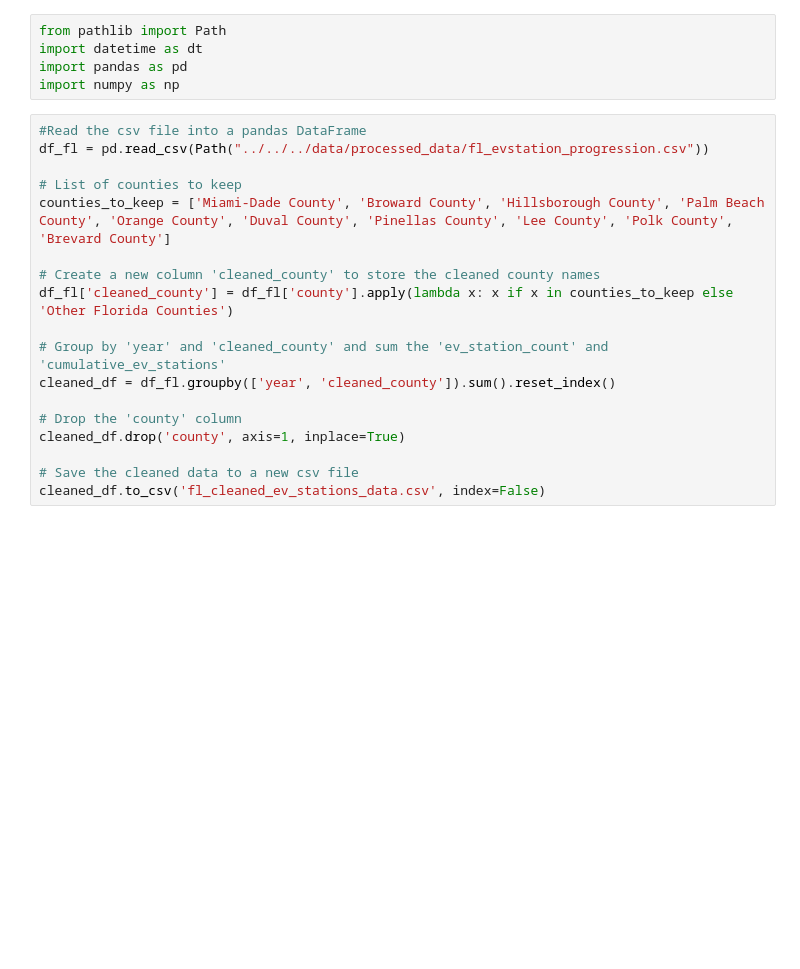
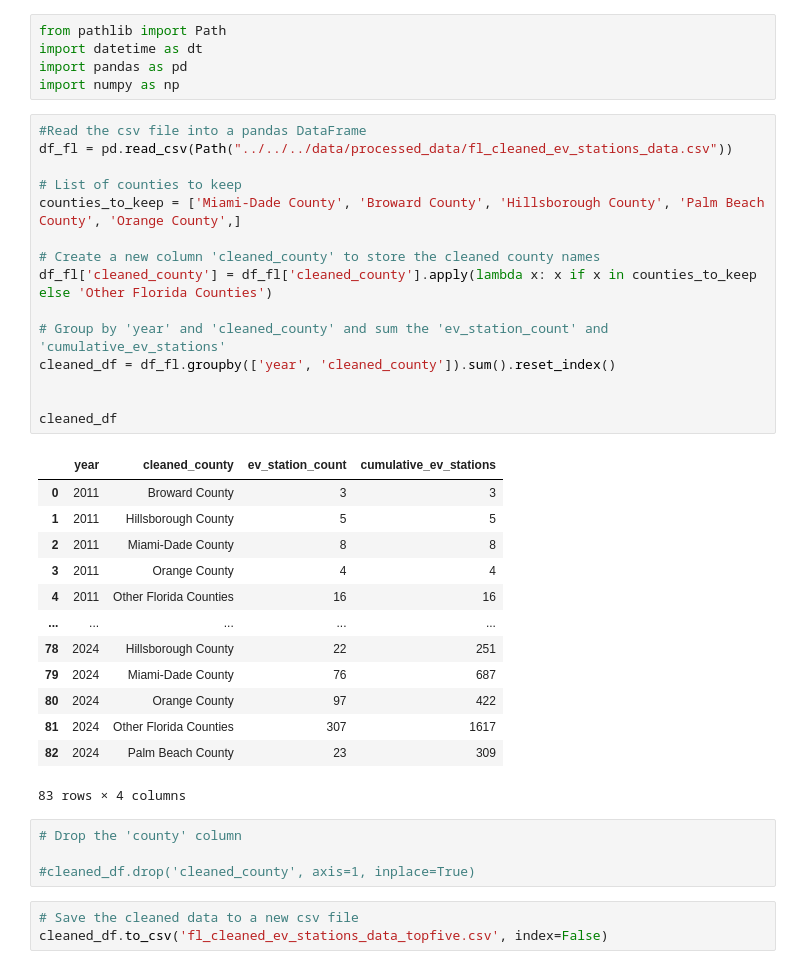
Before and after one commit to rune-encoder/Project-1, a Jupyter notebook: notebooks/individual_work/alex_exploration/Florida Merging counties.ipynb, the cells around one changed output. Saved outputs shown, nothing was run; the diff lists cells and outputs as text; blank space fills up the shorter version.

```diff
--- a/notebooks/individual_work/alex_exploration/Florida Merging counties.ipynb
+++ b/notebooks/individual_work/alex_exploration/Florida Merging counties.ipynb
@@ -5,19 +5,37 @@ import pandas as pd
 import numpy as np
 # %%
 #Read the csv file into a pandas DataFrame
-df_fl = pd.read_csv(Path("../../../data/processed_data/fl_evstation_progression.csv"))
+df_fl = pd.read_csv(Path("../../../data/processed_data/fl_cleaned_ev_stations_data.csv"))
 
 # List of counties to keep
-counties_to_keep = ['Miami-Dade County', 'Broward County', 'Hillsborough County', 'Palm Beach County', 'Orange County', 'Duval County', 'Pinellas County', 'Lee County', 'Polk County', 'Brevard County']
+counties_to_keep = ['Miami-Dade County', 'Broward County', 'Hillsborough County', 'Palm Beach County', 'Orange County',]
 
 # Create a new column 'cleaned_county' to store the cleaned county names
-df_fl['cleaned_county'] = df_fl['county'].apply(lambda x: x if x in counties_to_keep else 'Other Florida Counties')
+df_fl['cleaned_county'] = df_fl['cleaned_county'].apply(lambda x: x if x in counties_to_keep else 'Other Florida Counties')
 
 # Group by 'year' and 'cleaned_county' and sum the 'ev_station_count' and 'cumulative_ev_stations'
 cleaned_df = df_fl.groupby(['year', 'cleaned_county']).sum().reset_index()
 
-# Drop the 'county' column
-cleaned_df.drop('county', axis=1, inplace=True)
 
-# Save the cleaned data to a new csv file
-cleaned_df.to_csv('fl_cleaned_ev_stations_data.csv', index=False)
+cleaned_df
+# %% [output]
+|  | year | cleaned_county | ev_station_count | cumulative_ev_stations |
+| 0 | 2011 | Broward County | 3 | 3 |
+| 1 | 2011 | Hillsborough County | 5 | 5 |
+| 2 | 2011 | Miami-Dade County | 8 | 8 |
+| 3 | 2011 | Orange County | 4 | 4 |
+| 4 | 2011 | Other Florida Counties | 16 | 16 |
+| ... | ... | ... | ... | ... |
+| 78 | 2024 | Hillsborough County | 22 | 251 |
+| 79 | 2024 | Miami-Dade County | 76 | 687 |
+| 80 | 2024 | Orange County | 97 | 422 |
+| 81 | 2024 | Other Florida Counties | 307 | 1617 |
+| 82 | 2024 | Palm Beach County | 23 | 309 |
+83 rows × 4 columns
+# %%
+# Drop the 'county' column
+
+#cleaned_df.drop('cleaned_county', axis=1, inplace=True)
+# %%
+# Save the cleaned data to a new csv file
+cleaned_df.to_csv('fl_cleaned_ev_stations_data_topfive.csv', index=False)
```
Also changed, not shown: parts of 2 cells of this notebook, 7 other files.
